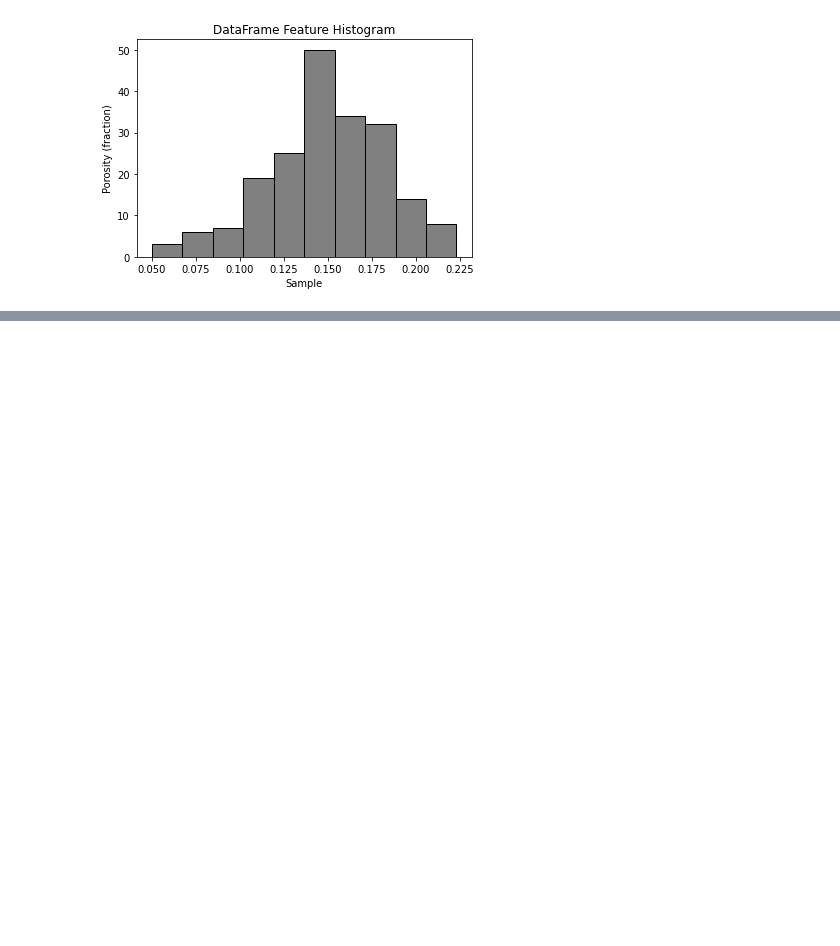
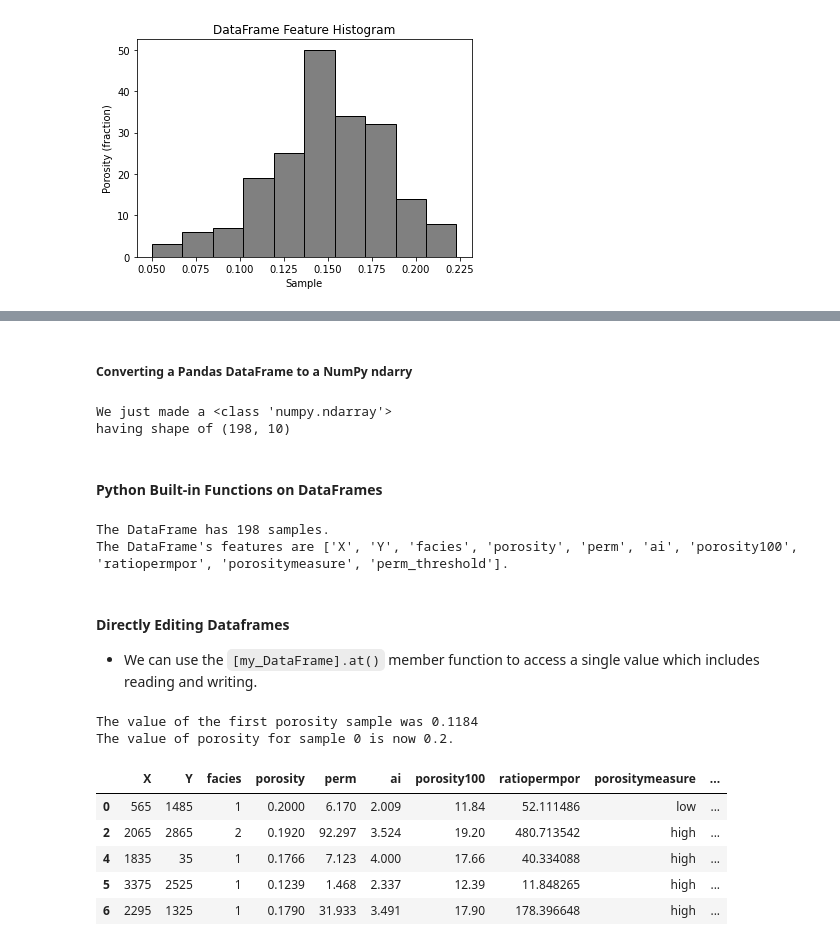
Before and after one commit to aaditya29/Quantitative-Finance-With-Python, a Jupyter notebook: 05-Data Science Basics/01-Tabular Data/TabularData.ipynb, the cells around one changed output, grey strips where cells are left out. Saved outputs shown, nothing was run; the diff lists cells and outputs as text; code cells hidden in the pictures; blank space fills up the shorter version.

Commit message:
git commit -m "tabular data completed"

```diff
--- a/05-Data Science Basics/01-Tabular Data/TabularData.ipynb
+++ b/05-Data Science Basics/01-Tabular Data/TabularData.ipynb
@@ -344,0 +378,35 @@ plt.show()
+# %% [markdown]
+##### Converting a Pandas DataFrame to a NumPy ndarry
+# %%
+df_array = df.to_numpy()#copying the dataframe to ndarray(n-dimensiona;)
+print('We just made a ' + str(type(df_array)))
+print('having shape of ' + str(df_array.shape))
+# %% [output]
+We just made a <class 'numpy.ndarray'>
+having shape of (198, 10)
+# %% [markdown]
+#### Python Built-in Functions on DataFrames
+# %%
+print('The DataFrame has ' + str(len(df)) + ' samples.')  # number of samples
+print('The DataFrame\'s features are ' + str(list(df)) + '.')  # list of the features
+# %% [output]
+The DataFrame has 198 samples.
+The DataFrame's features are ['X', 'Y', 'facies', 'porosity', 'perm', 'ai', 'porosity100', 'ratiopermpor', 'porositymeasure', 'perm_threshold'].
+# %% [markdown]
+#### Directly Editing Dataframes
+
+- We can use the `[my_DataFrame].at()` member function to access a single value which includes reading and writing.
+# %%
+print('The value of the first porosity sample was ' + str(df.at[0, 'porosity']))
+df.at[0,'porosity'] = 0.2000 # set the value for sample 1 of the porosity feature
+print('The value of porosity for sample 0 is now ' + str(df.loc[0,'porosity']) + '.')# making new value of porosity
+df.head()
+# %% [output]
+The value of the first porosity sample was 0.1184
+The value of porosity for sample 0 is now 0.2.
+|  | X | Y | facies | porosity | perm | ai | porosity100 | ratiopermpor | porositymeasure | ... |
+| 0 | 565 | 1485 | 1 | 0.2000 | 6.170 | 2.009 | 11.84 | 52.111486 | low | ... |
+| 2 | 2065 | 2865 | 2 | 0.1920 | 92.297 | 3.524 | 19.20 | 480.713542 | high | ... |
+| 4 | 1835 | 35 | 1 | 0.1766 | 7.123 | 4.000 | 17.66 | 40.334088 | high | ... |
+| 5 | 3375 | 2525 | 1 | 0.1239 | 1.468 | 2.337 | 12.39 | 11.848265 | high | ... |
+| 6 | 2295 | 1325 | 1 | 0.1790 | 31.933 | 3.491 | 17.90 | 178.396648 | high | ... |
```
Also changed, not shown: parts of 4 cells of this notebook.
